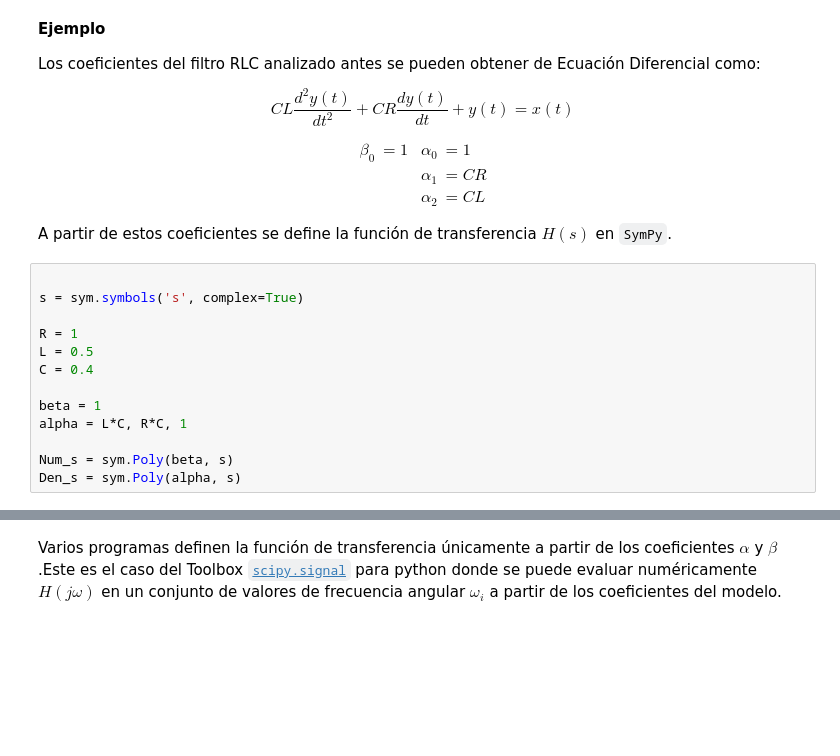
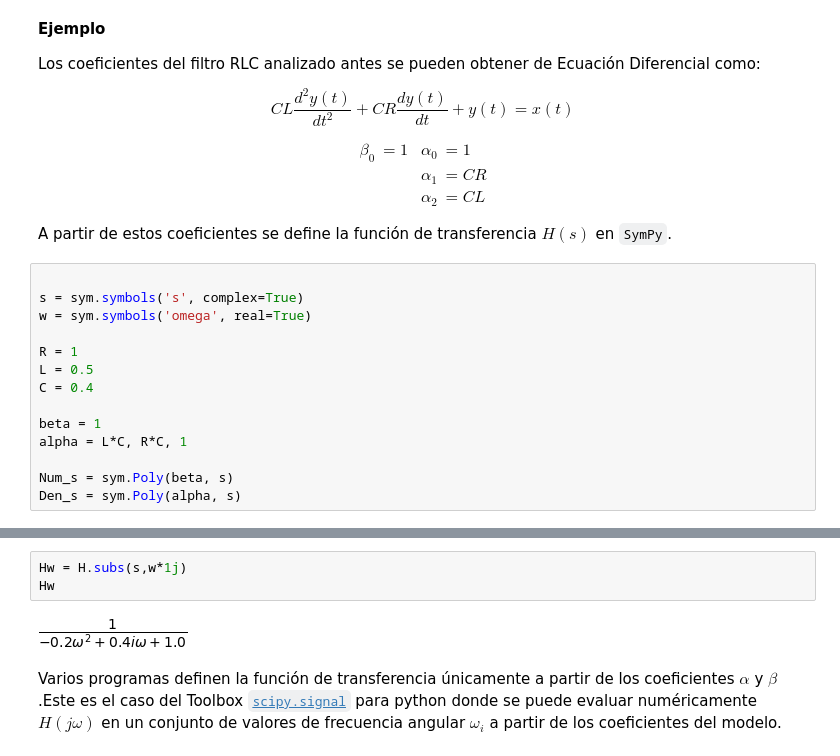
Before and after one commit to pierrediazp/Se-ales_y_Sistemas, a Jupyter notebook: 07_Modelos_en_Frecuencia.ipynb, the cells around one changed output, grey strips where cells are left out. Saved outputs shown, nothing was run; the diff lists cells and outputs as text; blank space fills up the shorter version.

```diff
--- a/07_Modelos_en_Frecuencia.ipynb
+++ b/07_Modelos_en_Frecuencia.ipynb
@@ -138,6 +136,7 @@ A partir de estos coeficientes se define la función de transferencia $H(s)$ en
 # %%
 
 s = sym.symbols('s', complex=True)
+w = sym.symbols('omega', real=True)
 
 R = 1
 L = 0.5
@@ -158,3 +155,8 @@ H
+# %%
+Hw = H.subs(s,w*1j)
+Hw
+# %% [output]
+[figure, added]
 # %% [markdown]
 Varios programas definen la función de transferencia únicamente a partir de los coeficientes $\alpha$ y $\beta$.Este es el caso del Toolbox [`scipy.signal`](http://docs.scipy.org/doc/scipy/reference/signal.html) para python donde se puede evaluar numéricamente $H(j \omega)$ en un conjunto de valores de frecuencia angular $\omega_i$ a partir de los coeficientes del modelo.
 # %%
```
Also changed, not shown: parts of 3 cells of this notebook.
